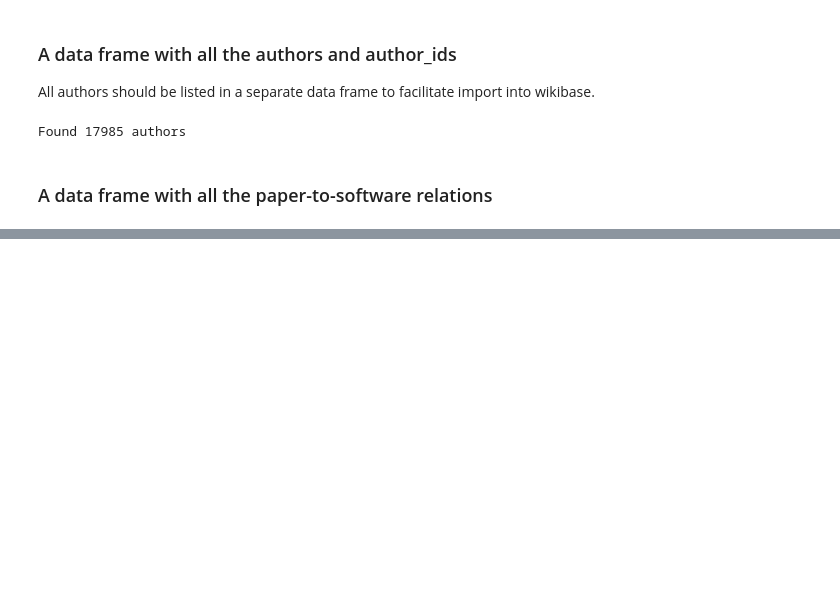
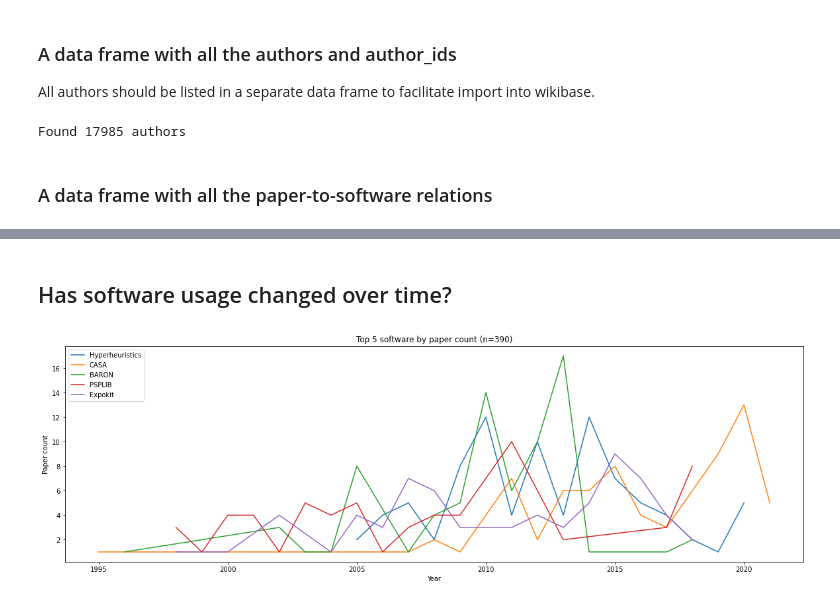
Before and after one commit to MaRDI4NFDI/portal-examples, a Jupyter notebook: Import from zbMath/filter_papers_by_software.ipynb, the cells around one changed output, grey strips where cells are left out. Cells and saved outputs as stored; diff of their text form; code cells hidden in the pictures; blank space fills up the shorter version.

```diff
--- a/Import from zbMath/filter_papers_by_software.ipynb
+++ b/Import from zbMath/filter_papers_by_software.ipynb
@@ -157,10 +157,12 @@ Prepare data for import into wikibase.
 ### A data frame with all the papers
 Drop duplicates: same doi, same combination of authors-title-year
 # %%
-all_papers = all_details.drop(columns='software')
+all_papers = all_details
 idx = (all_papers.duplicated(subset='doi')) | (all_papers.duplicated(subset=['author', 'document_title', 'publication_year']))
 all_papers = all_papers[~idx]
 print('Found {} papers. {} duplicated entries were removed'.format(len(all_papers), idx.sum()))
+# index by zbMath paper id
+all_papers.set_index('id', inplace=True)
 all_papers.to_csv('data/all_papers.csv.zip', compression=dict(method='zip', archive_name='all_papers.csv'))
 # %% [output]
 Found 9193 papers. 1403 duplicated entries were removed
@@ -187,7 +189,7 @@ authors_df.to_csv('data/all_authors.csv.zip', compression=dict(method='zip', arc
 # %% [markdown]
 ### A data frame with all the paper-to-software relations
 # %%
-diff = all_details.columns.difference(['id', 'software'])
-all_papers_software = all_details.drop(columns=diff)
+diff = all_papers.columns.difference(['id', 'software'])
+all_papers_software = all_papers.drop(columns=diff)
 print("Found {} paper-to-software relations".format(len(all_papers_software)))
 # %% [output]
@@ -196,0 +204,3 @@ all_papers_software.to_csv('data/all_papers_software.csv.zip', compression=dict(
+# %%
+paper_counts_by_software = all_papers_software.groupby('software').size().reset_index(name='paper count').sort_values(by='paper count', ascending=False)
+paper_counts_by_software.head(10) # top 10
@@ -196,0 +219,33 @@ all_papers_software.to_csv('data/all_papers_software.csv.zip', compression=dict(
+# %% [markdown]
+## Has software usage changed over time?
+# %%
+from collections import Counter
+
+# just looking at the top 5 software
+top_software = paper_counts_by_software[:5]
+# dict software name -> count publication by year
+top_software_years = {}
+for _, row in top_software.iterrows():
+    software_name = row['software']
+    # all papers that use this software
+    idx = all_papers_software['software'] == software_name
+    papers_software = all_papers_software[idx]
+    # publication years (including duplicated values)
+    years = all_papers.loc[papers_software.index, 'publication_year'].values
+    top_software_years[software_name]= dict(Counter(years))
+# %%
+import matplotlib.pyplot as plt
+from matplotlib.pyplot import figure
+
+figure(figsize=(20, 6))
+for label, years in top_software_years.items():
+    keys = sorted(years)
+    vals = [years[key] for key in keys]
+    plt.plot(keys, vals, label=label)
+plt.legend(loc='upper left')
+plt.title('Top 5 software by paper count (n={})'.format(top_software['paper count'].sum()))
+plt.xlabel('Year')
+plt.ylabel('Paper count')
+plt.show()
+# %% [output]
+[figure, added]
```
Also changed, not shown: parts of 5 cells of this notebook, 3 other files.
